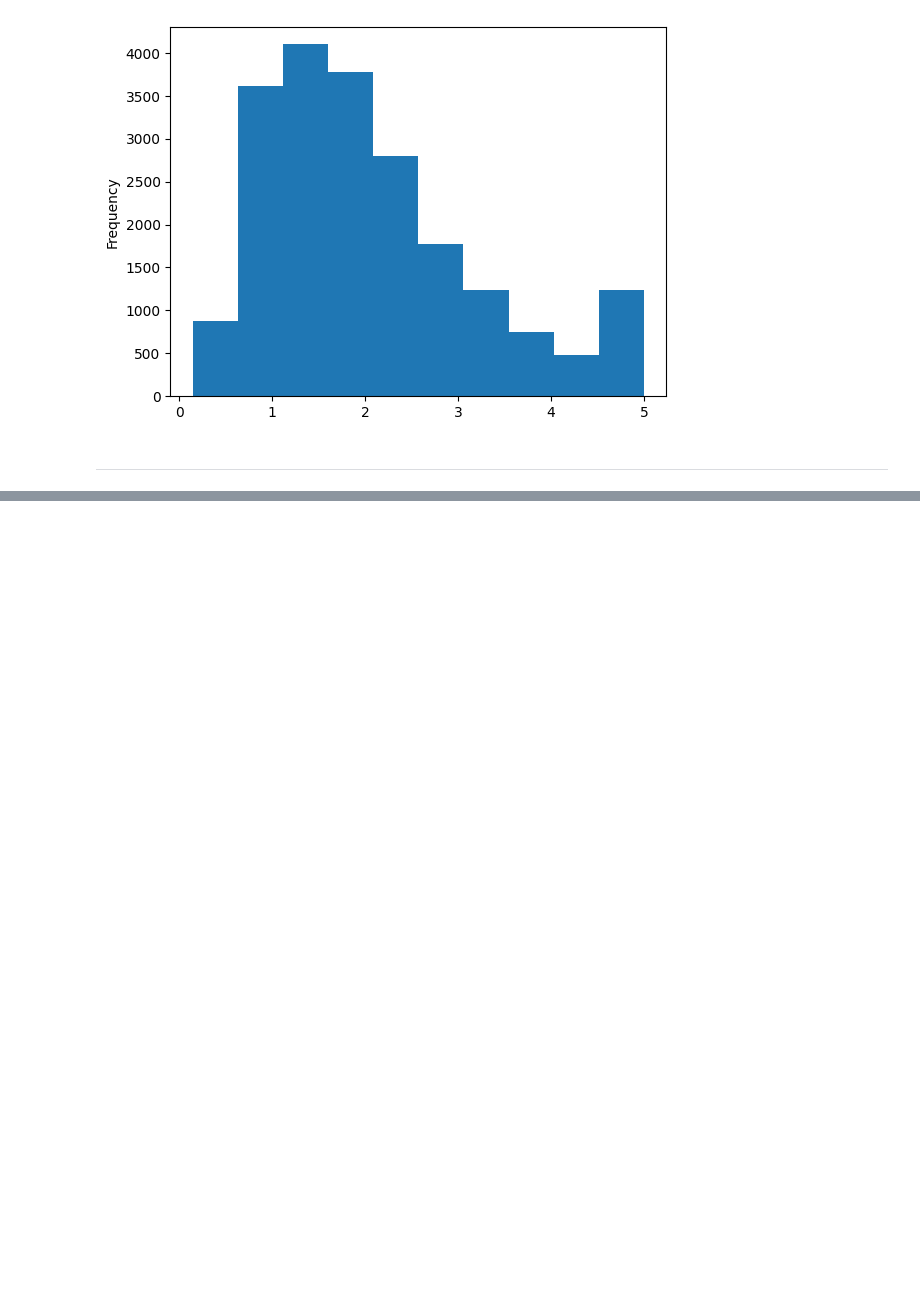
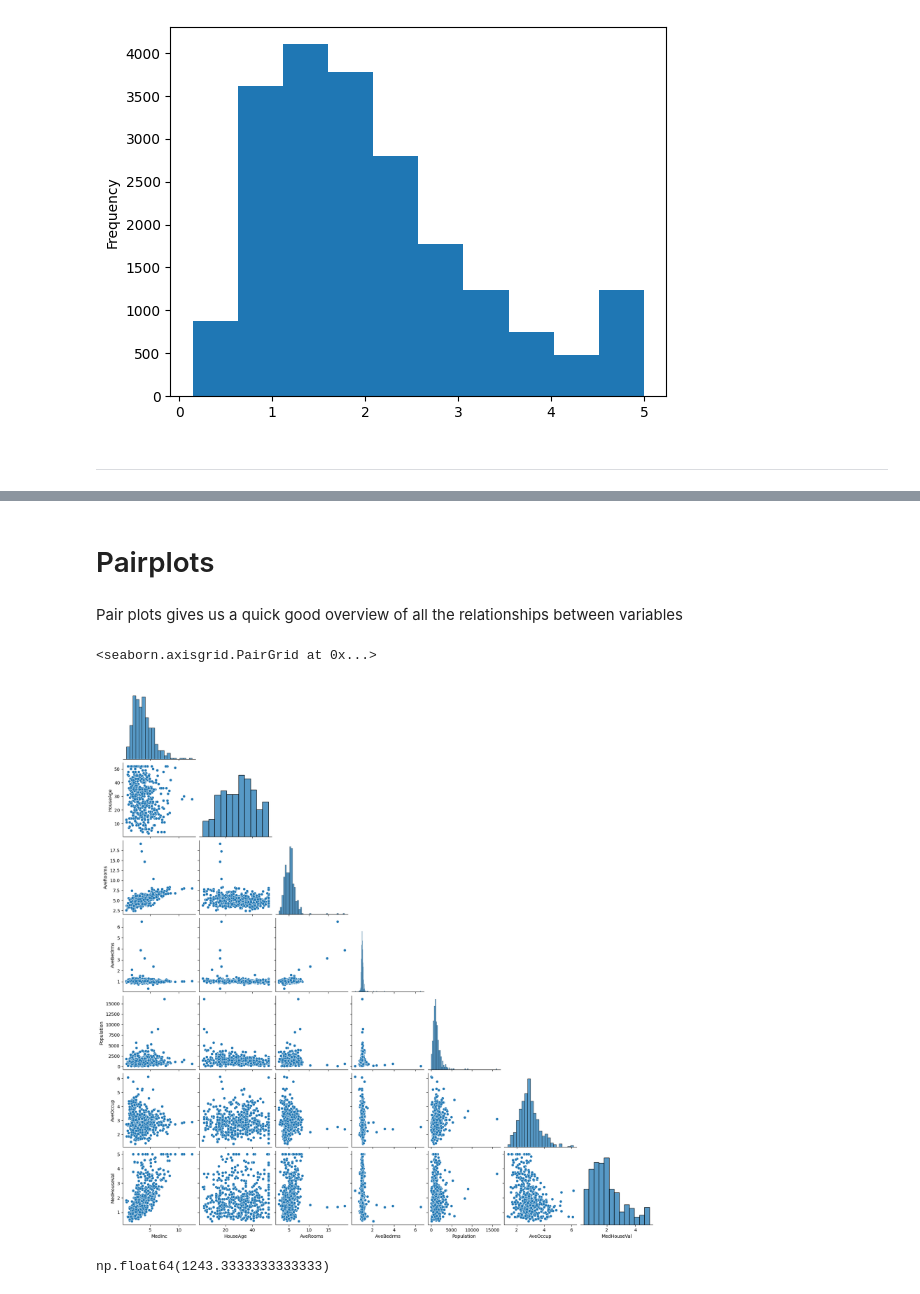
Before and after one commit to Fintech-Society/Fintech-Society-Meeting-2024-10-30, a Jupyter notebook: california housing.ipynb, the cells around one changed output, grey strips where cells are left out. Cells and saved outputs as stored; diff of their text form; code cells hidden in the pictures; blank space fills up the shorter version.

```diff
--- a/california housing.ipynb
+++ b/california housing.ipynb
@@ -101,0 +150,15 @@ data["MedHouseVal"].plot(kind="hist")
+# %% [markdown]
+# Pairplots
+# %% [markdown]
+Pair plots gives us a quick good overview of all the relationships between variables
+# %%
+pair_plot_data = data.loc[selected].drop(columns=["Longitude", "Latitude"]) # Filter out selected sample and drop out the longitude and latitude data
+
+sns.pairplot(pair_plot_data,corner=True)
+# %% [output]
+<seaborn.axisgrid.PairGrid at 0x...>
+[figure, added]
+# %%
+data["AveOccup"].max()
+# %% [output]
+np.float64(1243.3333333333333)
```
Also changed, not shown: parts of 21 cells of this notebook, 3 other files.
